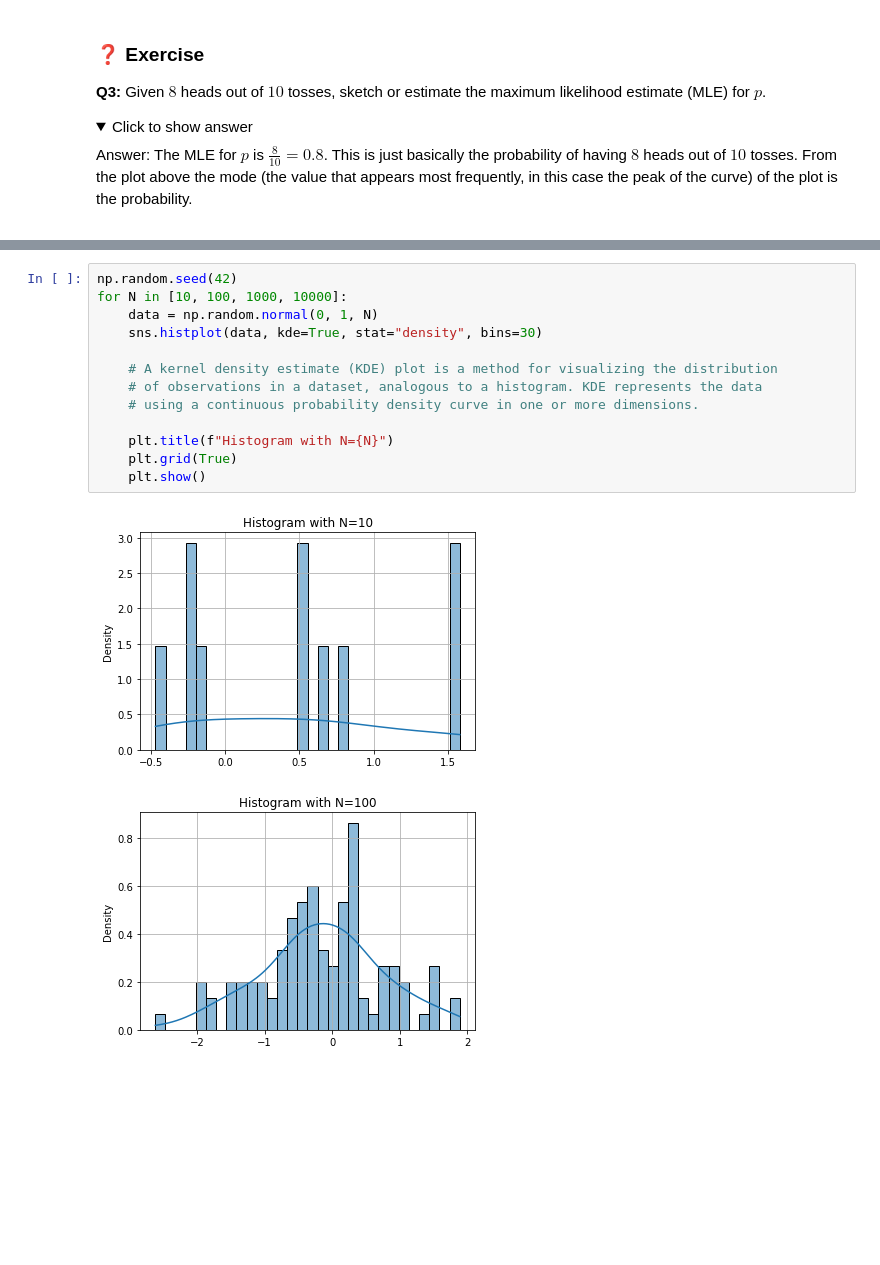
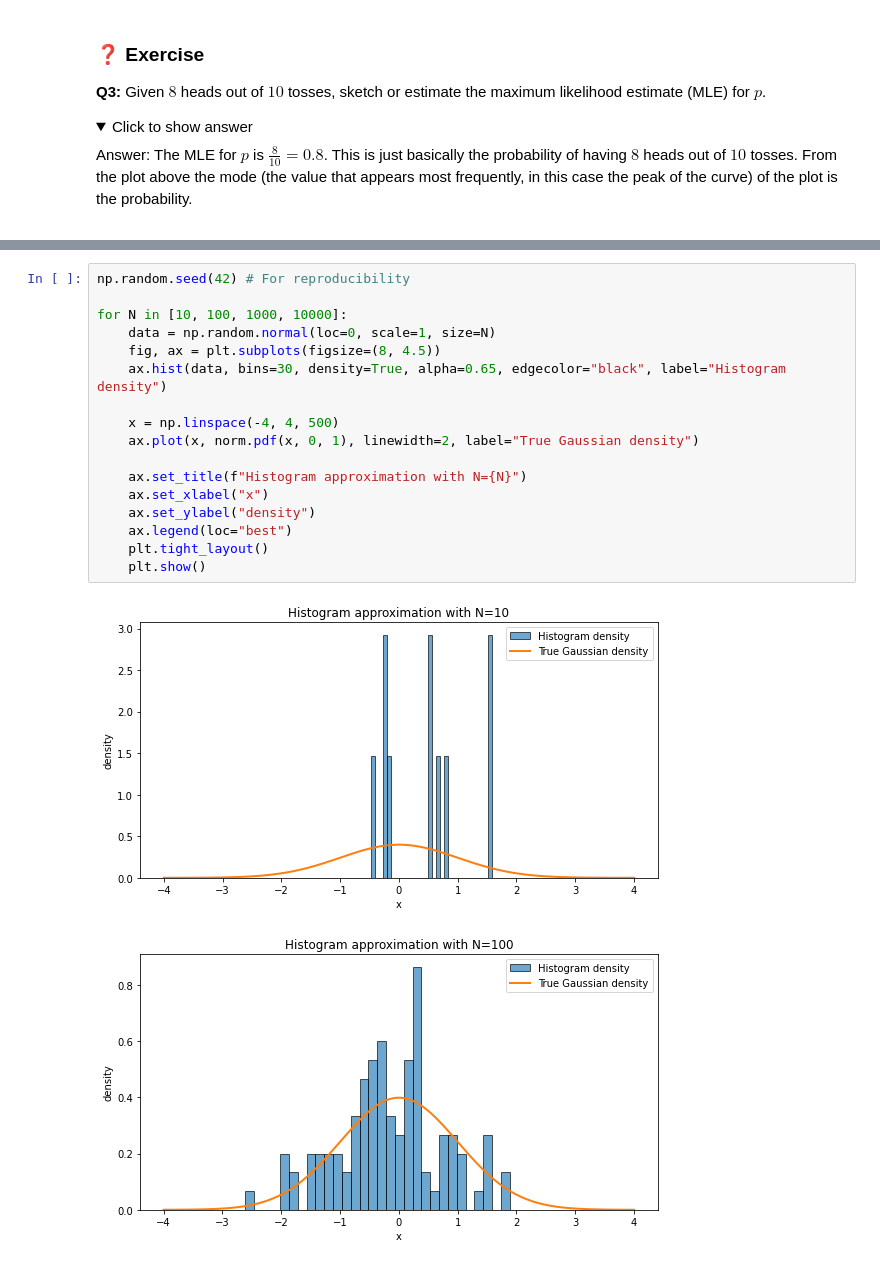
Before and after one commit to chattopadhyayA/ml_pursue2026, a Jupyter notebook: content/01_stat.ipynb, the cells around one changed output, grey strips where cells are left out. Cells and saved outputs as stored; diff of their text form; folded sections open; blank space fills up the shorter version.

Commit message:
Updated the stat section

```diff
--- a/content/01_stat.ipynb
+++ b/content/01_stat.ipynb
@@ -167,16 +294,20 @@ A histogram approximates the probability distribution of data. With more samples
 # %%
-np.random.seed(42)
+np.random.seed(42) # For reproducibility
+
 for N in [10, 100, 1000, 10000]:
-    data = np.random.normal(0, 1, N)
-    sns.histplot(data, kde=True, stat="density", bins=30)
+    data = np.random.normal(loc=0, scale=1, size=N)
+    fig, ax = plt.subplots(figsize=(8, 4.5))
+    ax.hist(data, bins=30, density=True, alpha=0.65, edgecolor="black", label="Histogram density")
 
-    # A kernel density estimate (KDE) plot is a method for visualizing the distribution
-    # of observations in a dataset, analogous to a histogram. KDE represents the data
-    # using a continuous probability density curve in one or more dimensions.
+    x = np.linspace(-4, 4, 500)
+    ax.plot(x, norm.pdf(x, 0, 1), linewidth=2, label="True Gaussian density")
 
-    plt.title(f"Histogram with N={N}")
-    plt.grid(True)
+    ax.set_title(f"Histogram approximation with N={N}")
+    ax.set_xlabel("x")
+    ax.set_ylabel("density")
+    ax.legend(loc="best")
+    plt.tight_layout()
     plt.show()
 # %% [output]
-[figure, old version]
+[figure, new version]
-[figure, old version]
+[figure, new version]
```
Also changed, not shown: parts of 16 cells of this notebook, 2 other files.
